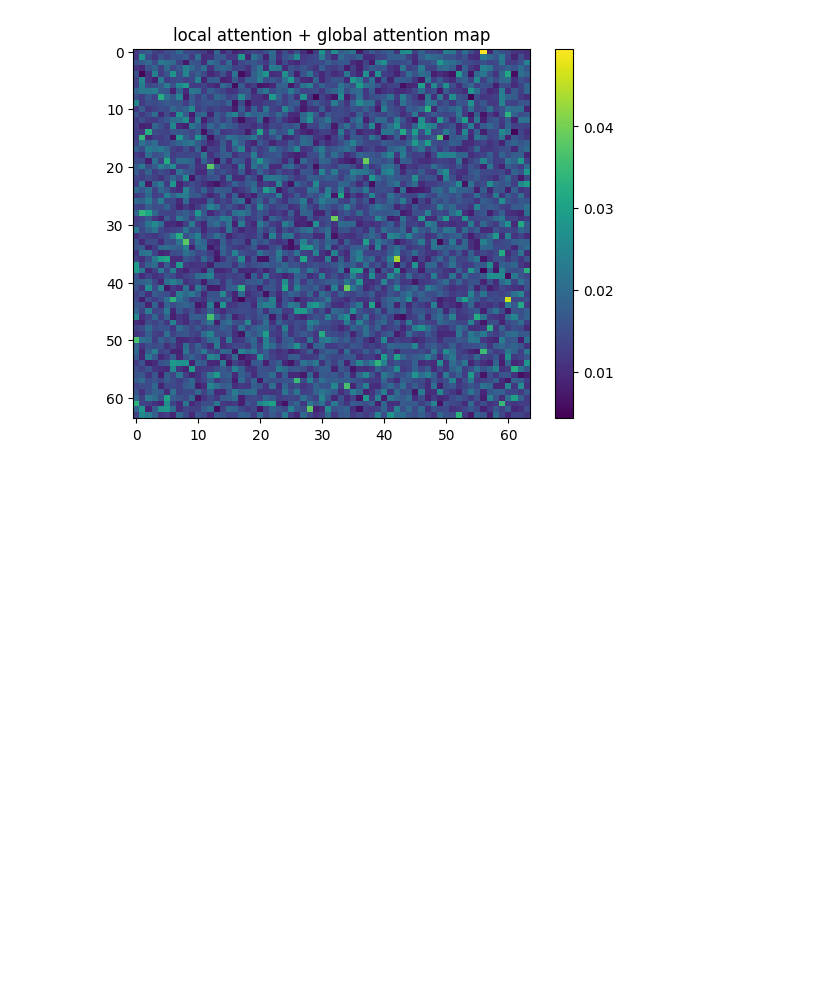
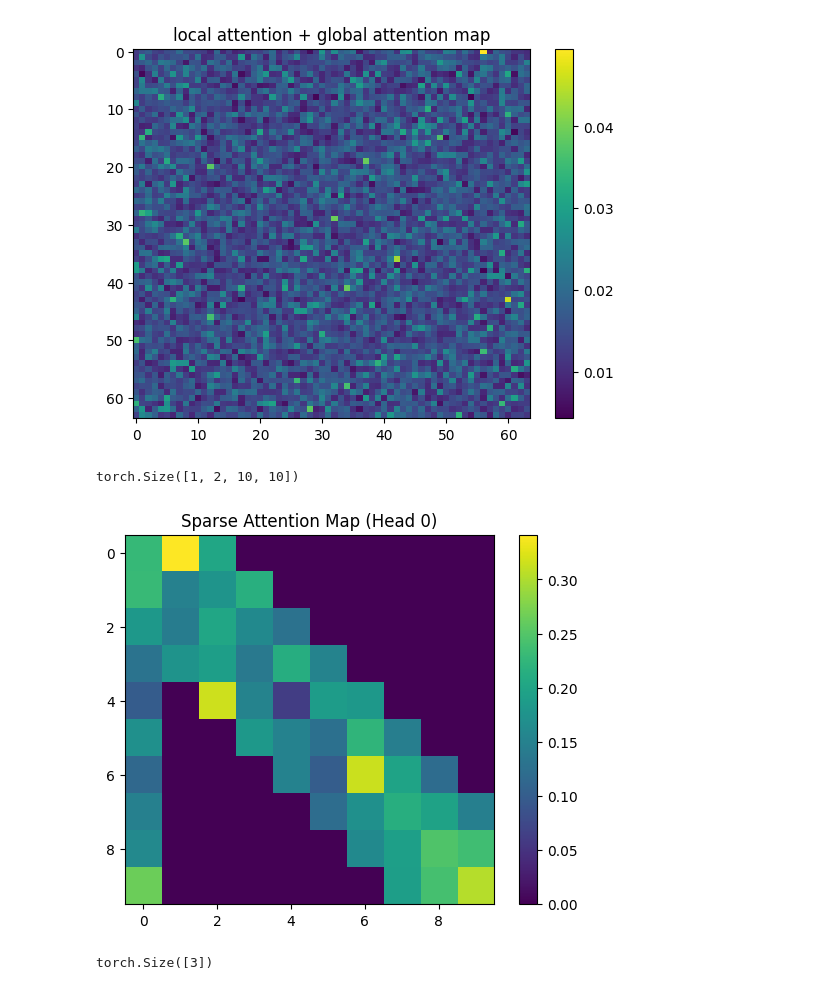
Before and after one commit to Shinichi0713/LLM-fundamental-study, a Jupyter notebook: attention/sparce_attn_src/src/Sparce_Attention_GlobalAttentnion.ipynb, the cells around one changed output. Cells and saved outputs as stored; diff of their text form; code cells hidden in the pictures; blank space fills up the shorter version.

```diff
--- a/attention/sparce_attn_src/src/Sparce_Attention_GlobalAttentnion.ipynb
+++ b/attention/sparce_attn_src/src/Sparce_Attention_GlobalAttentnion.ipynb
@@ -410,0 +565,26 @@ plt.show()
+# %%
+B, T, D = 1, 10, 32
+x = torch.randn(B,T,D)
+
+# token 0 を global token にする例
+global_mask = torch.zeros(B,T, dtype=torch.bool)
+global_mask[0,0] = True
+
+att = SparseGlobalAttention(dim=D, num_heads=2, window=2)
+out, full_attn = att(x, global_mask)
+
+# full_attn shape: (1, 2, 10, 10)
+print(full_attn.shape)
+
+# 可視化（head 0）
+plt.imshow(full_attn[0,0].detach().cpu(), cmap="viridis")
+plt.colorbar()
+plt.title("Sparse Attention Map (Head 0)")
+plt.show()
+# %% [output]
+torch.Size([1, 2, 10, 10])
+[figure, added]
+# %%
+attn_g.shape
+# %% [output]
+torch.Size([3])
```
Also changed, not shown: parts of 8 cells of this notebook, 2 other files.
